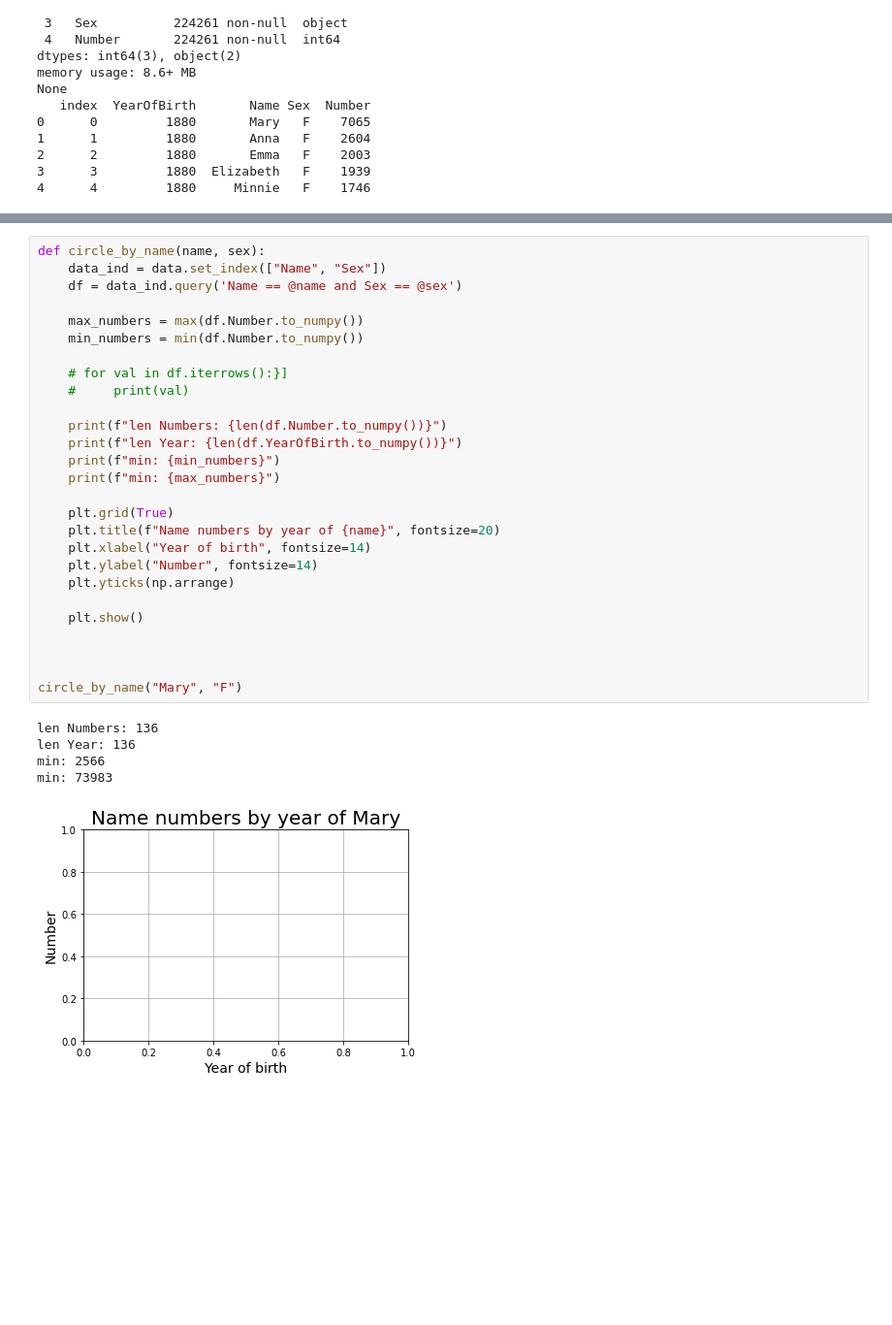
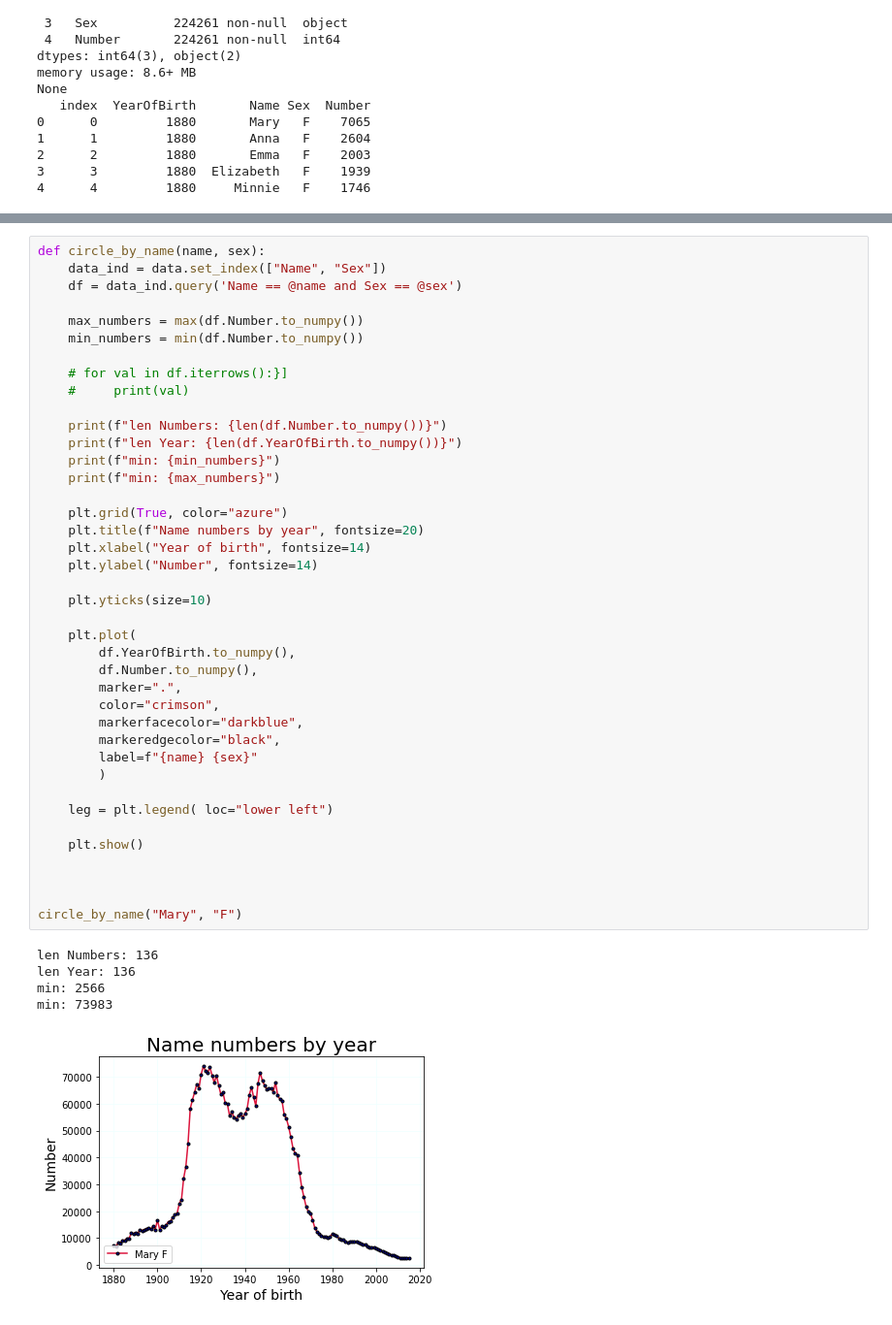
Before and after one commit to Fume5678/BigData_Course, a Jupyter notebook: lab_3/task.ipynb, the cells around one changed output, grey strips where cells are left out. Shown at 97% size. Cells and saved outputs as stored; diff of their text form; blank space fills up the shorter version.

```diff
--- a/lab_3/task.ipynb
+++ b/lab_3/task.ipynb
@@ -126,33 +129,46 @@ circle_by_name("Mary", "F", 1880, 1900)
 # %%
 def circle_by_name(name, sex):
     data_ind = data.set_index(["Name", "Sex"])
     df = data_ind.query('Name == @name and Sex == @sex')
 
     max_numbers = max(df.Number.to_numpy())
     min_numbers = min(df.Number.to_numpy())
 
     # for val in df.iterrows():}]
     #     print(val)
 
     print(f"len Numbers: {len(df.Number.to_numpy())}")
     print(f"len Year: {len(df.YearOfBirth.to_numpy())}")
     print(f"min: {min_numbers}")
     print(f"min: {max_numbers}")
 
-    plt.grid(True)
-    plt.title(f"Name numbers by year of {name}", fontsize=20)
+    plt.grid(True, color="azure")
+    plt.title(f"Name numbers by year", fontsize=20)
     plt.xlabel("Year of birth", fontsize=14)
     plt.ylabel("Number", fontsize=14)
-    plt.yticks(np.arrange)
+
+    plt.yticks(size=10)
+
+    plt.plot(
+        df.YearOfBirth.to_numpy(),
+        df.Number.to_numpy(),
+        marker=".",
+        color="crimson",
+        markerfacecolor="darkblue",
+        markeredgecolor="black",
+        label=f"{name} {sex}"
+        )
+
+    leg = plt.legend( loc="lower left")
 
     plt.show()
 
 
 
 circle_by_name("Mary", "F")
 # %% [output]
 len Numbers: 136
 len Year: 136
 min: 2566
 min: 73983
-[figure, old version]
+[figure, new version]
```
Also changed, not shown: parts of 3 cells of this notebook, 3 other files.
